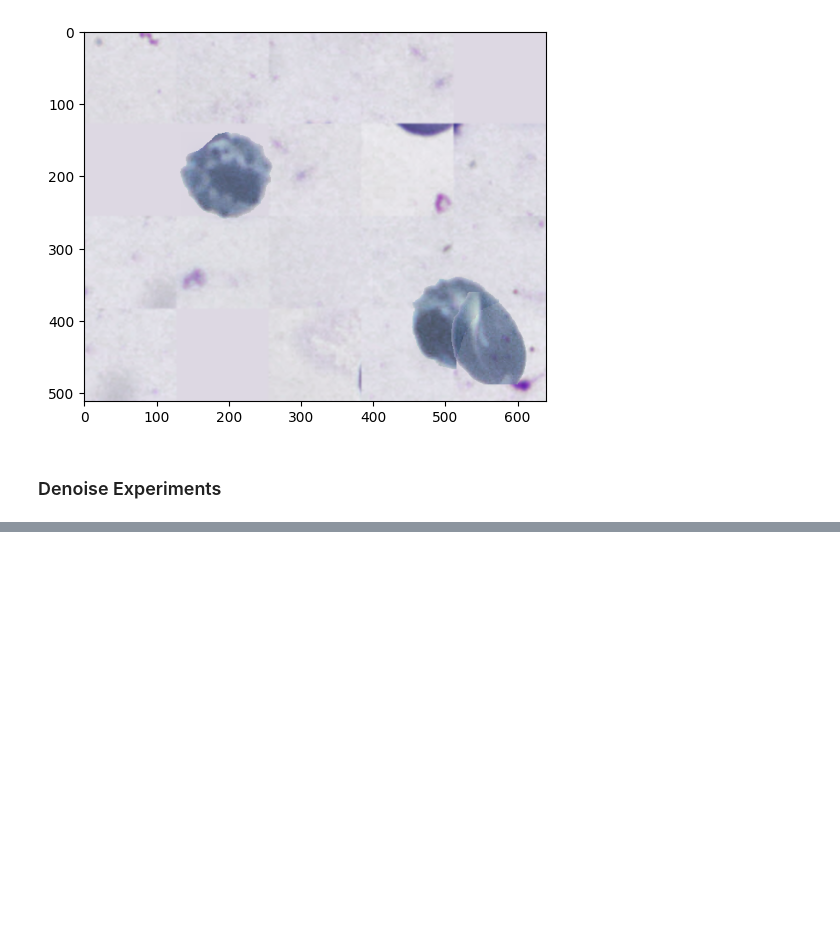
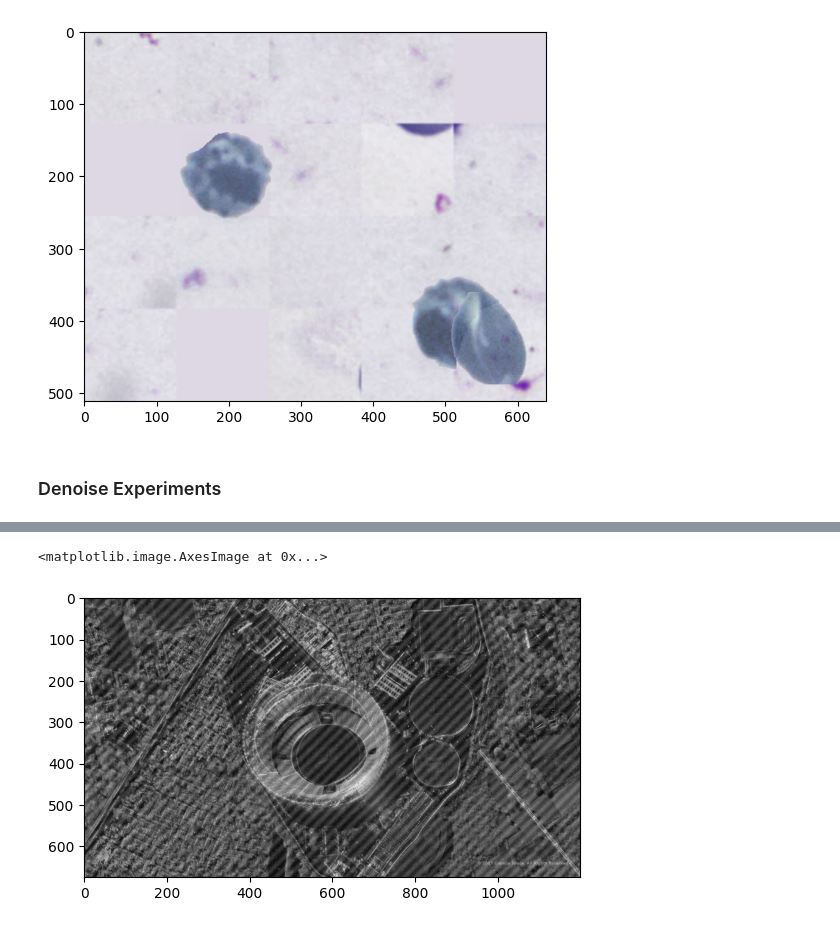
Before and after one commit to AveZorgen/2d-graphics, a Jupyter notebook: hw2.ipynb, the cells around one changed output, grey strips where cells are left out. Drawn from its saved outputs; the diff is of its cells as text; code cells hidden in the pictures; blank space fills up the shorter version.

Commit message:
periodic

```diff
--- a/hw2.ipynb
+++ b/hw2.ipynb
@@ -289,6 +329,19 @@ def add_noise(image: np.ndarray, noise_type: str = "gaussian", **params) -> np.n
         return cv2.add(image, cv2.randn(np.zeros_like(image), **params))
     elif noise_type == "uniform":
         return cv2.add(image, cv2.randu(np.zeros_like(image), **params))
+    elif noise_type == "periodic":
+        A = params.get("A", 30)
+        B = params.get("B", 20)
+        angle = params.get("angle", 0)
+
+        h, w = image.shape[:2]
+        y_coords, x_coords = np.mgrid[0:h, 0:w]
+        theta = np.radians(angle)
+        x_rot = x_coords * np.cos(theta) + y_coords * np.sin(theta)
+
+        noise = np.sin(x_rot / B * 2 * np.pi) * A
+
+        return cv2.add(image.astype(np.float32), noise.astype(np.float32)).astype(np.uint8)
     else:
         return image.copy()
 # %%
@@ -300,8 +353,7 @@ class BloodCellDataset:
         self.img_size = img_size
 
         self.noise_types_with_params = {
-            "gaussian": list(ParameterGrid(NOISE_PARAM_GRID["gaussian"])),
-            "uniform": list(ParameterGrid(NOISE_PARAM_GRID["uniform"])),
+            alg: list(ParameterGrid(NOISE_PARAM_GRID[alg])) for alg in NOISE_PARAM_GRID
         }
 
         TMP_DIR.mkdir(exist_ok=True, parents=True)
@@ -1110,0 +1197,19 @@ SUMMARY - Best methods by MSE:
+# %%
+def periodic_noise(image, A=20, B=20, angle=0):
+    h, w = image.shape[:2]
+
+    y_coords, x_coords = np.mgrid[0:h, 0:w]
+
+    theta = np.radians(angle)
+    x_rot = x_coords * np.cos(theta) + y_coords * np.sin(theta)
+
+    noise = np.sin(x_rot / B * 2 * np.pi) * A
+
+    # return np.clip(image.astype(np.float32) + noise, 0, 255).astype(np.uint8)
+    return cv2.add(image.astype(np.float32), noise.astype(np.float32)).astype(np.uint8)
+# %%
+dist = periodic_noise(image_gray, angle=45)
+plt.imshow(dist, cmap="gray")
+# %% [output]
+<matplotlib.image.AxesImage at 0x...>
+[figure, added]
```
Also changed, not shown: parts of 7 cells of this notebook.
